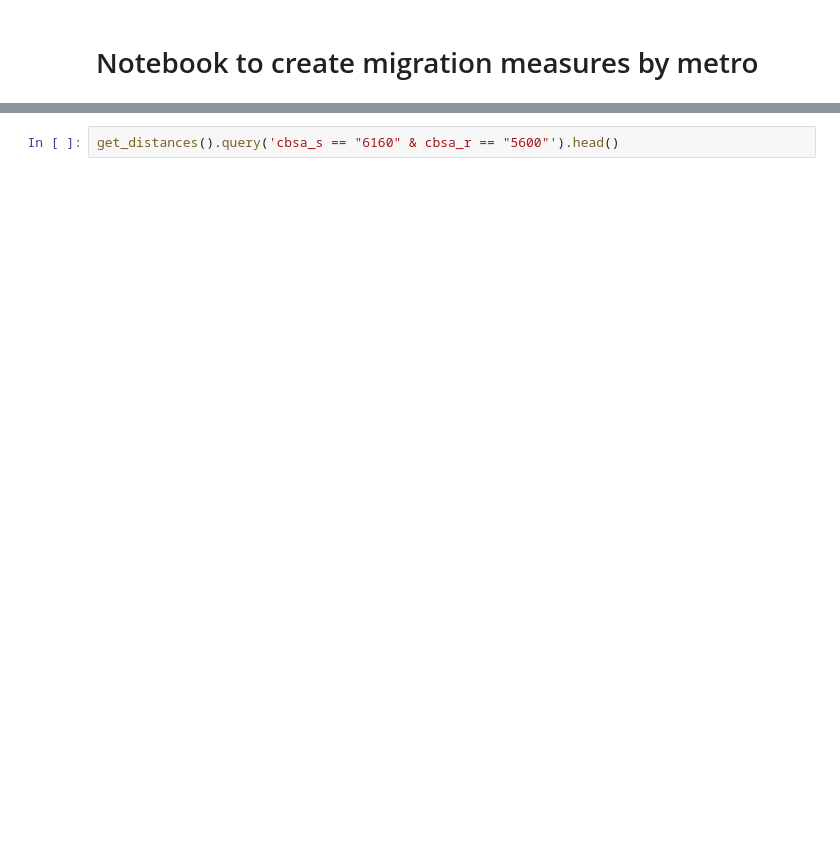
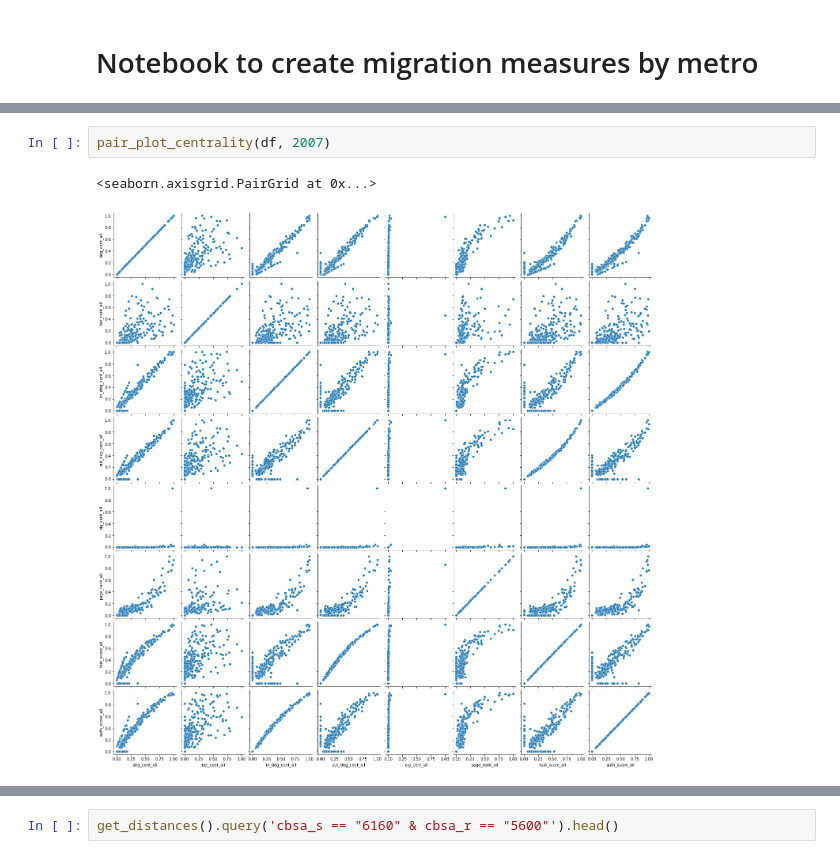
Before and after one commit to cory-yemen/RU-Thesis-Dissertation-Latex-Template, a Jupyter notebook: metropolitan_migration_variables.ipynb, the cells around one changed output, grey strips where cells are left out. Cells and saved outputs as stored; diff of their text form; blank space fills up the shorter version.

```diff
--- a/metropolitan_migration_variables.ipynb
+++ b/metropolitan_migration_variables.ipynb
@@ -222,0 +381,5 @@ def get_comp_ratio():
+# %%
+pair_plot_centrality(df, 2007)
+# %% [output]
+<seaborn.axisgrid.PairGrid at 0x...>
+[figure, added]
```
Also changed, not shown: parts of 30 cells of this notebook.
